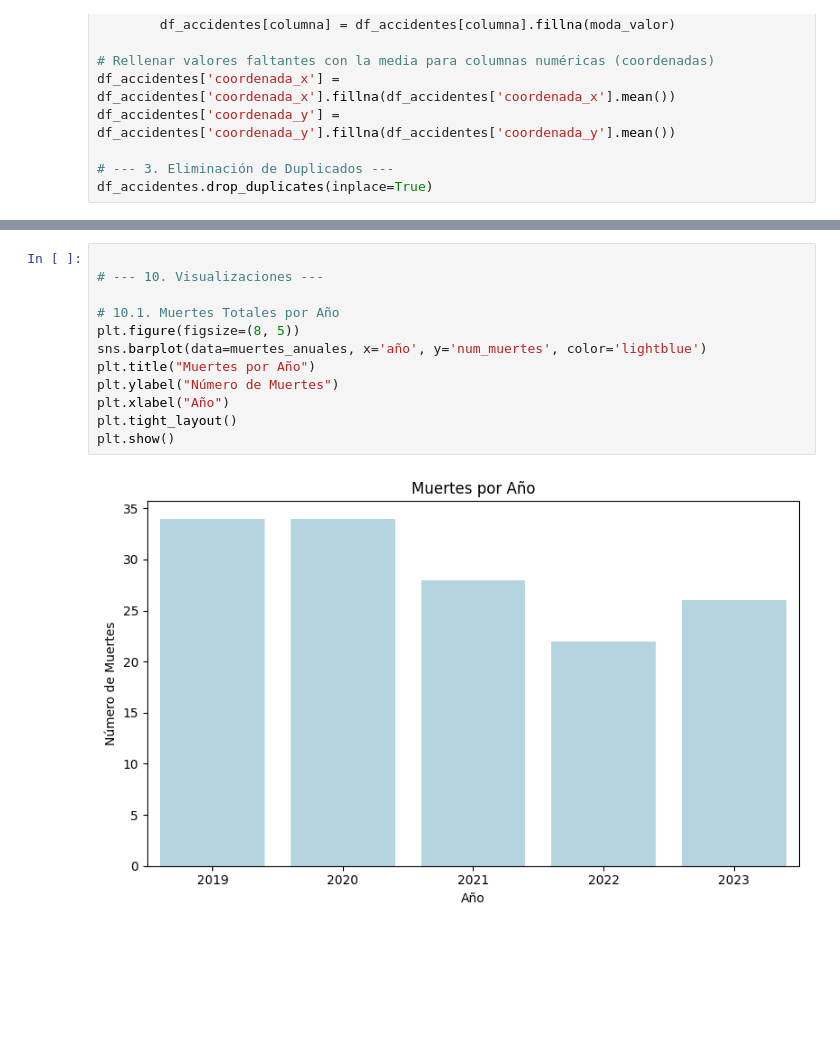
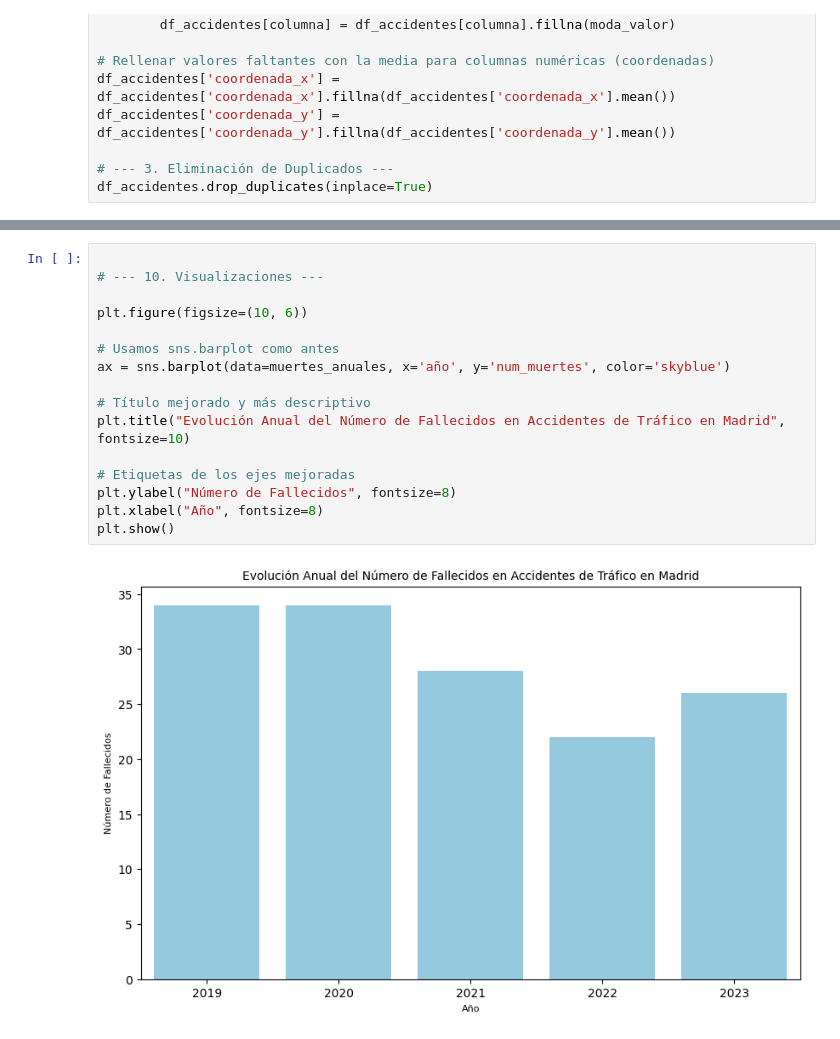
Before and after one commit to Porpi01/Madrid-traffic-accidents-analysis, a Jupyter notebook: Madrid_traffic_accidents.ipynb, the cells around one changed output, grey strips where cells are left out. Cells and saved outputs as stored; diff of their text form; blank space fills up the shorter version.

```diff
--- a/Madrid_traffic_accidents.ipynb
+++ b/Madrid_traffic_accidents.ipynb
@@ -216,16 +301,20 @@ proporcion_muertes_por_clima = (muertes_por_clima_total / total_general_muertes_
 # %%
 
 # --- 10. Visualizaciones ---
 
-# 10.1. Muertes Totales por Año
-plt.figure(figsize=(8, 5))
-sns.barplot(data=muertes_anuales, x='año', y='num_muertes', color='lightblue')
-plt.title("Muertes por Año")
-plt.ylabel("Número de Muertes")
-plt.xlabel("Año")
-plt.tight_layout()
+plt.figure(figsize=(10, 6))
+
+# Usamos sns.barplot como antes
+ax = sns.barplot(data=muertes_anuales, x='año', y='num_muertes', color='skyblue')
+
+# Título mejorado y más descriptivo
+plt.title("Evolución Anual del Número de Fallecidos en Accidentes de Tráfico en Madrid", fontsize=10)
+
+# Etiquetas de los ejes mejoradas
+plt.ylabel("Número de Fallecidos", fontsize=8)
+plt.xlabel("Año", fontsize=8)
 plt.show()
 # %% [output]
-[figure, old version]
+[figure, new version]
 # %%
 
```
Also changed, not shown: parts of 11 cells of this notebook, 2 other files.
